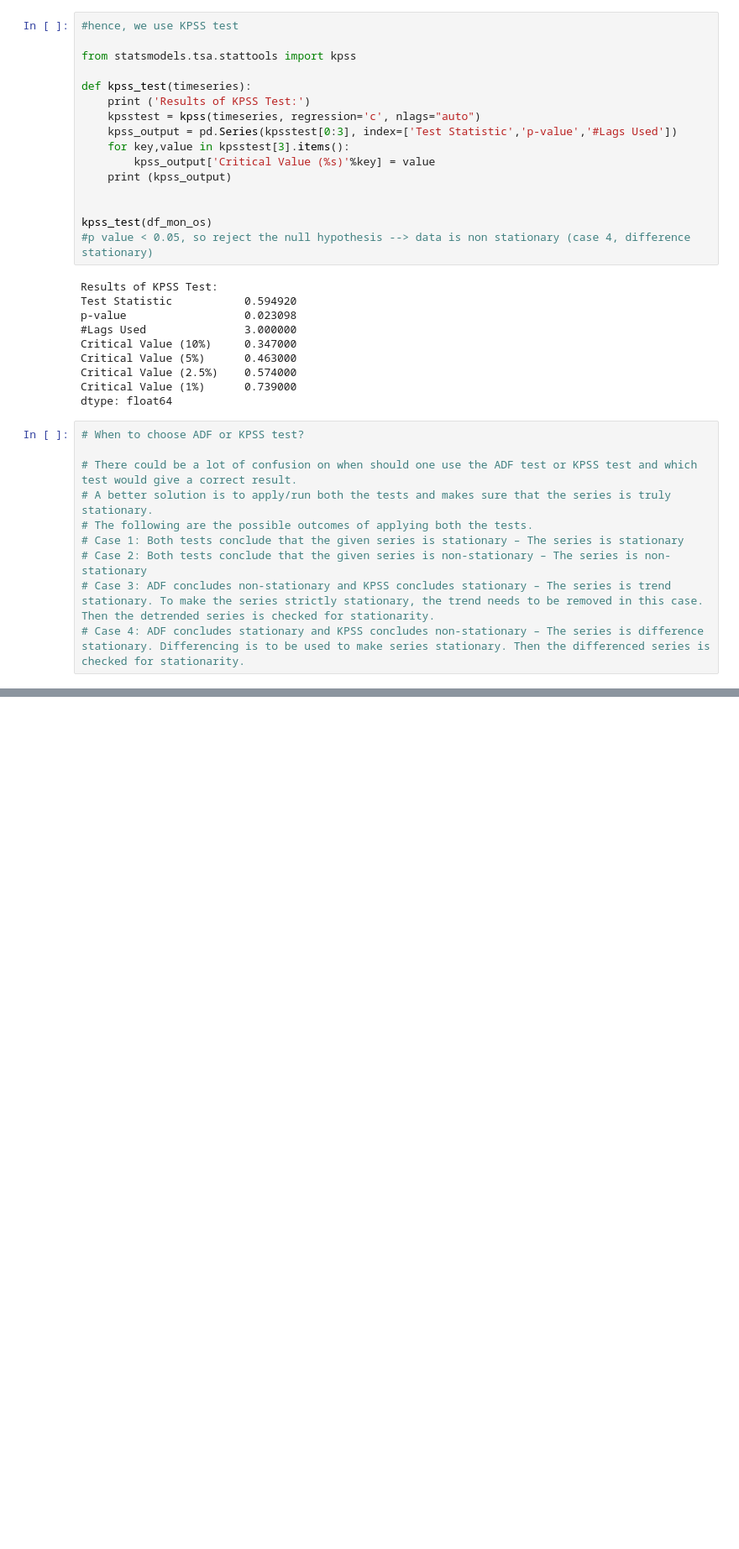
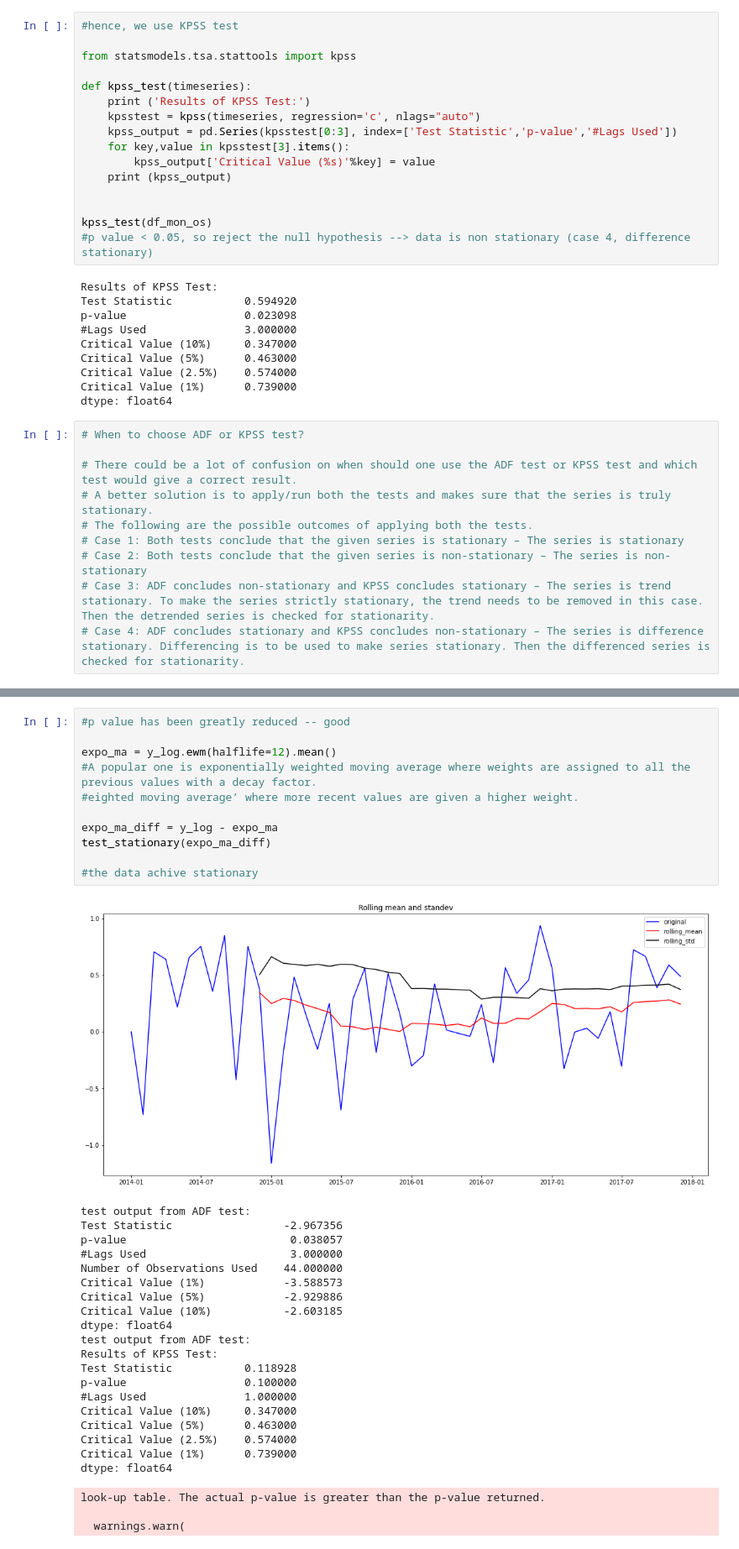
Before and after one commit to ShawnLiu119/Time-Series-SalesProj-ARIMA, a Jupyter notebook: Sales_Projection_TimeSeries.ipynb, the cells around one changed output, grey strips where cells are left out. Shown: that part at 84% size. Cells and saved outputs as stored; diff of their text form; blank space fills up the shorter version.

```diff
--- a/Sales_Projection_TimeSeries.ipynb
+++ b/Sales_Projection_TimeSeries.ipynb
@@ -279,0 +381,35 @@ dtype: float64
+# %%
+#p value has been greatly reduced -- good
+
+expo_ma = y_log.ewm(halflife=12).mean()
+#A popular one is exponentially weighted moving average where weights are assigned to all the previous values with a decay factor.
+#eighted moving average’ where more recent values are given a higher weight.
+
+expo_ma_diff = y_log - expo_ma
+test_stationary(expo_ma_diff)
+
+#the data achive stationary
+# %% [output]
+[figure, added]
+test output from ADF test:
+Test Statistic                 -2.967356
+p-value                         0.038057
+#Lags Used                      3.000000
+Number of Observations Used    44.000000
+Critical Value (1%)            -3.588573
+Critical Value (5%)            -2.929886
+Critical Value (10%)           -2.603185
+dtype: float64
+test output from ADF test:
+Results of KPSS Test:
+Test Statistic           0.118928
+p-value                  0.100000
+#Lags Used               1.000000
+Critical Value (10%)     0.347000
+Critical Value (5%)      0.463000
+Critical Value (2.5%)    0.574000
+Critical Value (1%)      0.739000
+dtype: float64
+look-up table. The actual p-value is greater than the p-value returned.
+
+  warnings.warn(
```
Also changed, not shown: parts of 23 cells of this notebook.
